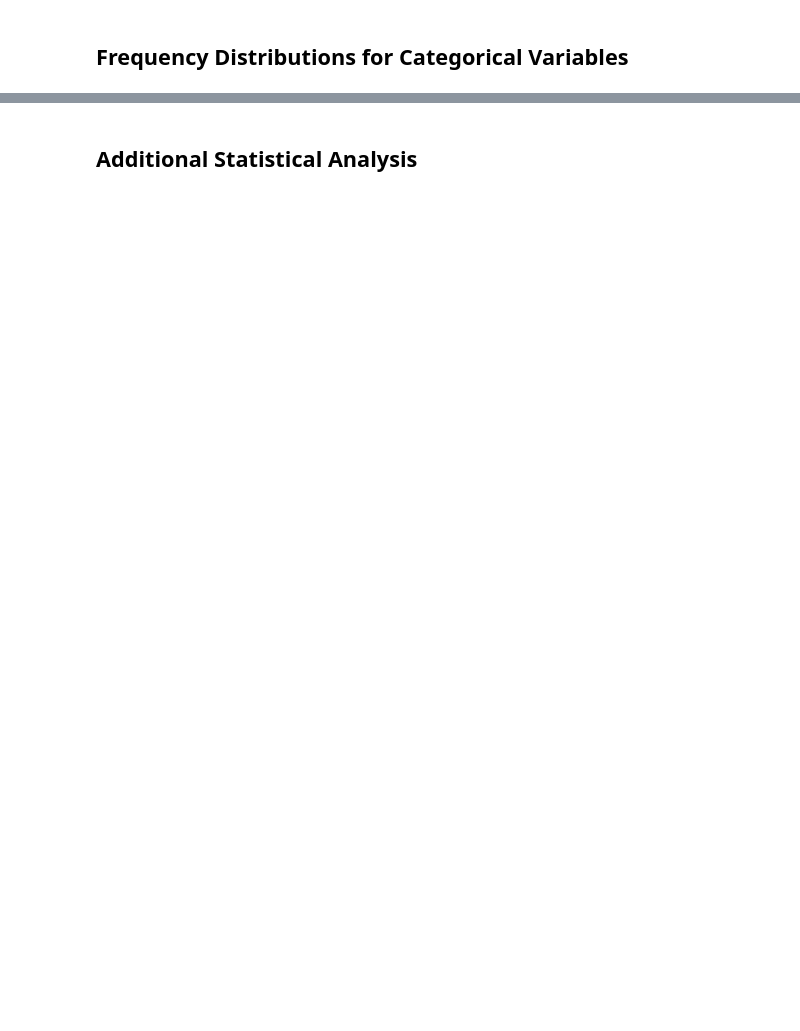
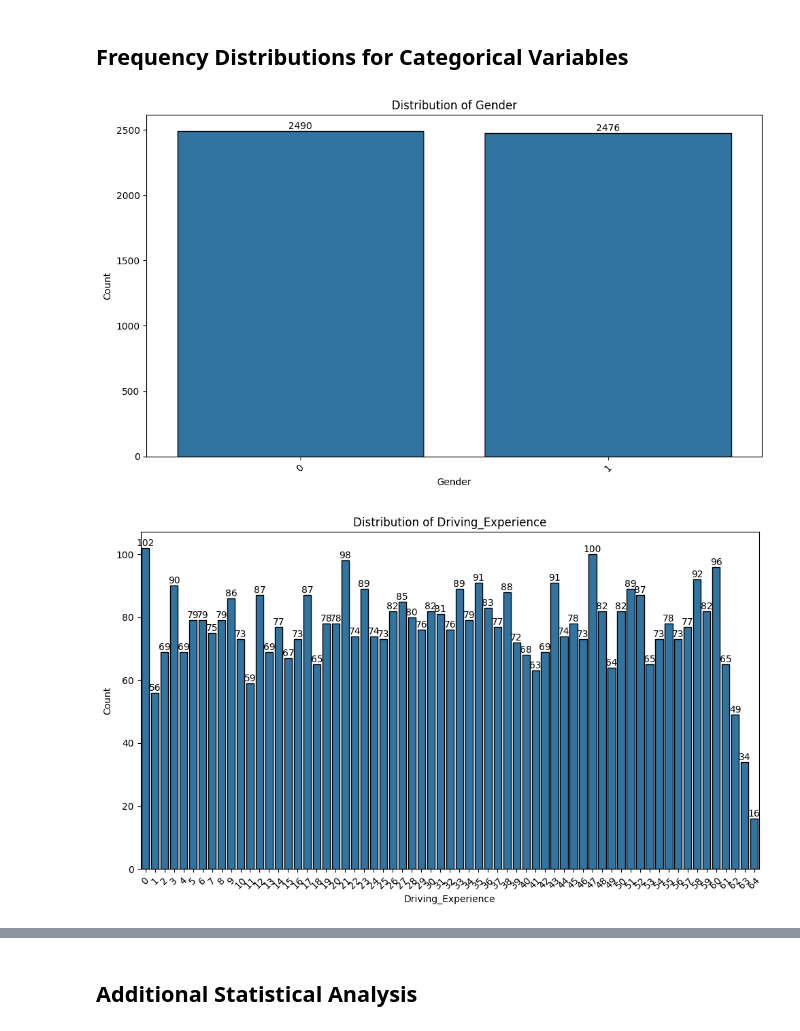
Before and after one commit to oryxbleeding/insurance-risk-modeling, a Jupyter notebook: notebooks/02_univariate_analysis.ipynb, the cells around one changed output, grey strips where cells are left out. Drawn from its saved outputs; the diff is of its cells as text; code cells hidden in the pictures; blank space fills up the shorter version.

```diff
--- a/notebooks/02_univariate_analysis.ipynb
+++ b/notebooks/02_univariate_analysis.ipynb
@@ -6,7 +6,7 @@ import matplotlib.pyplot as plt
 import seaborn as sns
 
 # Load the dataset
-data_path = 'C:/Users/Denny/insurance-risk-modeling/data/processed/cleaned_insurance_data.csv'
+data_path = '../data/processed/cleaned_insurance_data.csv'
 df = pd.read_csv(data_path)
 
 # Display first few rows
@@ -41,12 +68,32 @@ for col in numerical_columns:
 ## Frequency Distributions for Categorical Variables
 # %%
 
-categorical_columns = df.select_dtypes(include=['category', 'object']).columns
+# Explicitly define categorical columns
+categorical_columns = ['Gender', 'Driving_Experience', 'Vehicle_Type', 'Region', 'Accident']
 
+# Convert to category type
 for col in categorical_columns:
-    plt.figure(figsize=(8, 4))
-    sns.countplot(x=df[col], edgecolor='k')
-    plt.title(f'Bar Plot of {col}')
+    df[col] = df[col].astype('category')
+
+# Create bar plots
+for col in categorical_columns:
+    plt.figure(figsize=(10, 6))
+    ax = sns.countplot(data=df, x=col, edgecolor='k')
+
+    # Add value labels on top of bars
+    for container in ax.containers:
+        ax.bar_label(container)
+
+    # Rotate x-labels if needed
+    plt.xticks(rotation=45)
+
+    # Add title and labels
+    plt.title(f'Distribution of {col}')
     plt.xlabel(col)
     plt.ylabel('Count')
+
+    plt.tight_layout()
     plt.show()
+# %% [output]
+[figure, added]
+[figure, added]
```
Also changed, not shown: parts of 5 cells of this notebook, 17 other files.
